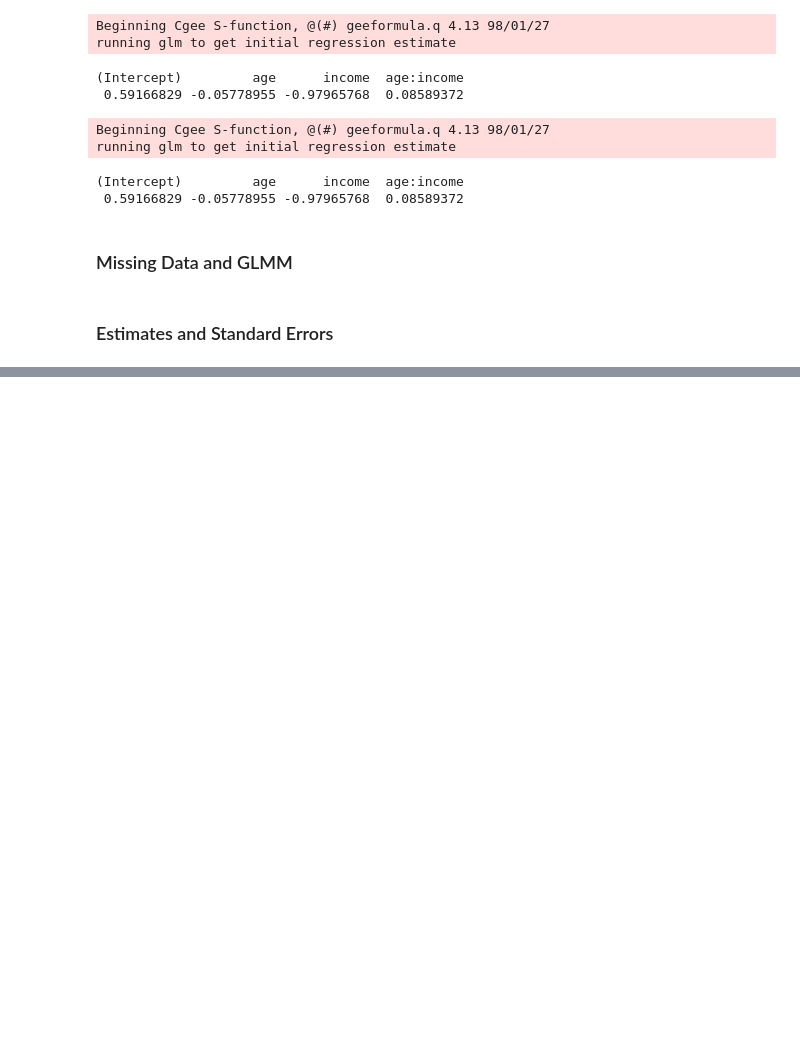
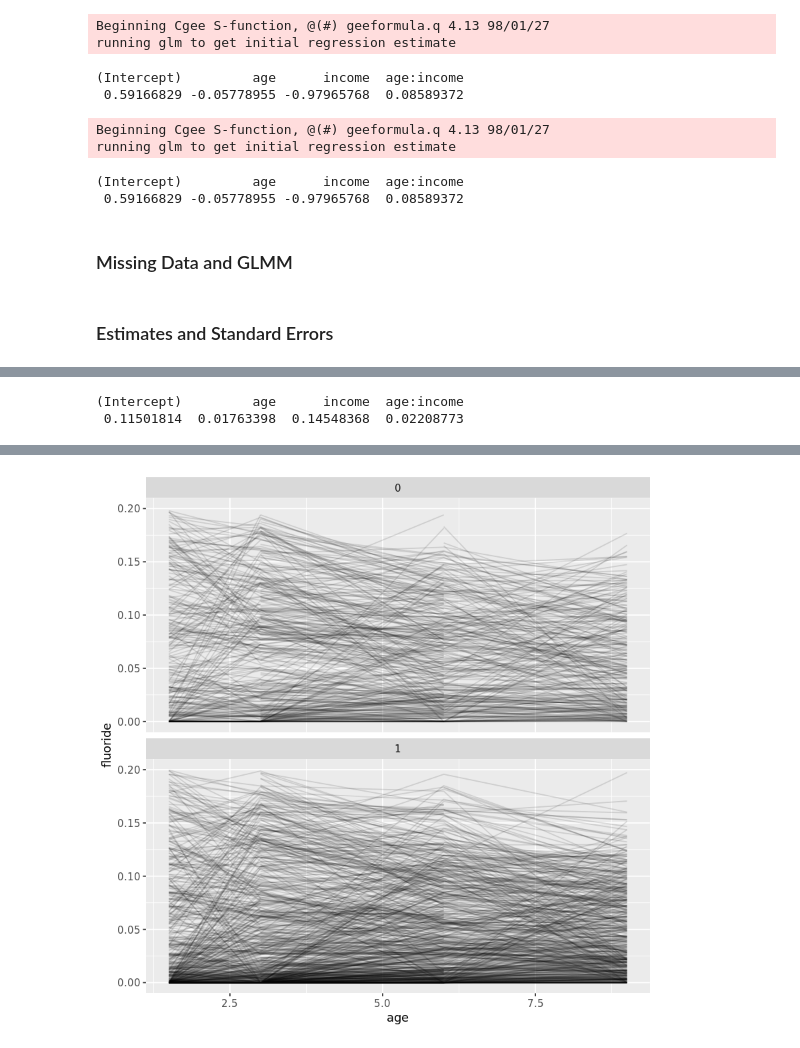
Before and after one commit to ppham27/stat571, a Jupyter notebook: hw8/flouride.ipynb, the cells around one changed output, grey strips where cells are left out. Saved outputs shown, nothing was run; the diff lists cells and outputs as text; code cells hidden in the pictures; blank space fills up the shorter version.

```diff
--- a/hw8/flouride.ipynb
+++ b/hw8/flouride.ipynb
@@ -164,0 +211,11 @@ write.csv(model.summaries, file='model_summaries.csv', row.names=FALSE)
+# %%
+sqrt(diag(gee.interaction.exchangeable$robust.variance))
+# %% [output]
+(Intercept)         age      income  age:income
+ 0.11501814  0.01763398  0.14548368  0.02208773
+# %%
+ggplot(fluoride.data, aes(age, fluoride, group=id)) +
+  geom_line(alpha=0.125) +
+  facet_wrap(~income, ncol=1) +
+  scale_y_continuous(limits=c(0, 0.2))
+# %% [output]
@@ -164,0 +224 @@ write.csv(model.summaries, file='model_summaries.csv', row.names=FALSE)
+[figure, added]
```
Also changed, not shown: parts of 10 cells of this notebook, 2 other files.
